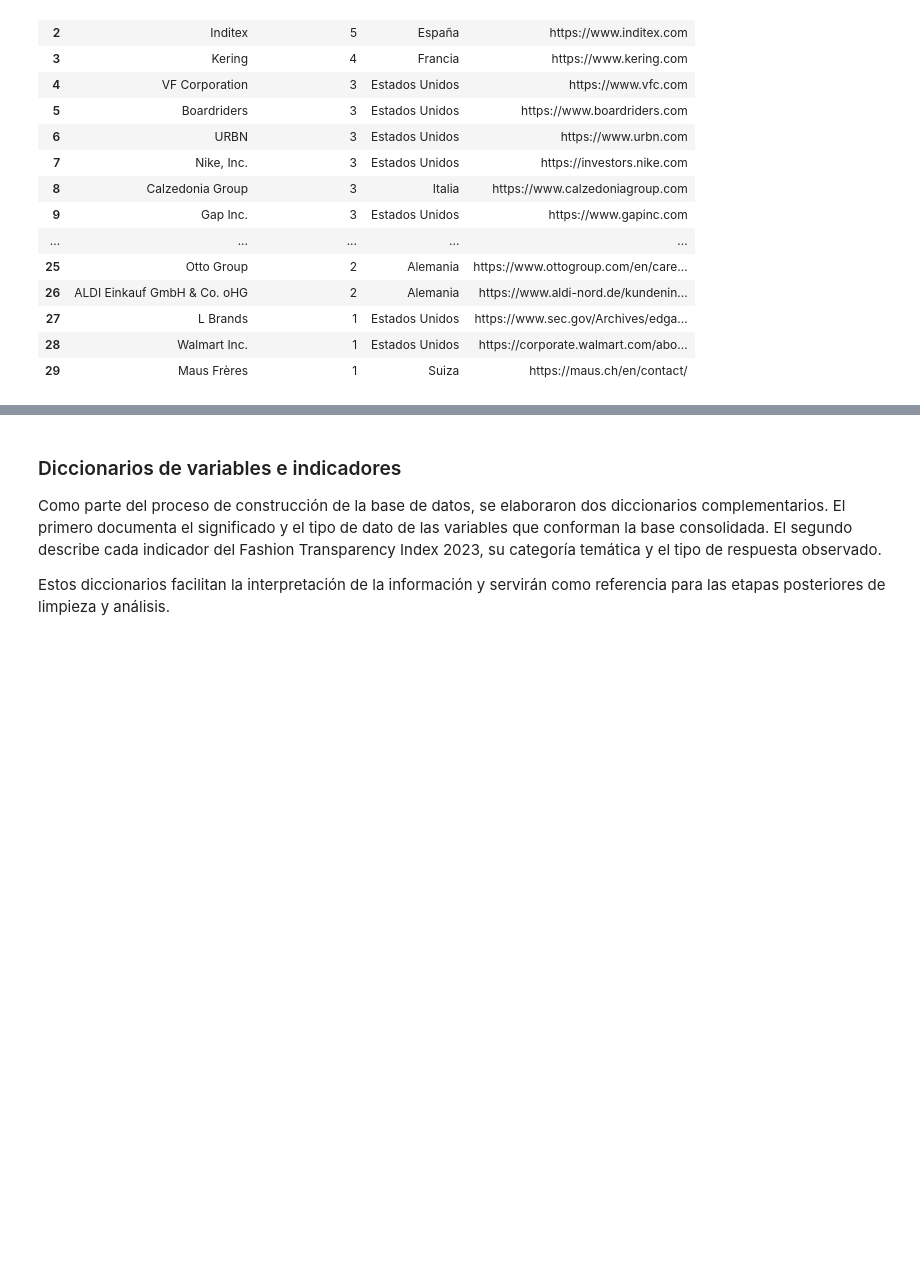
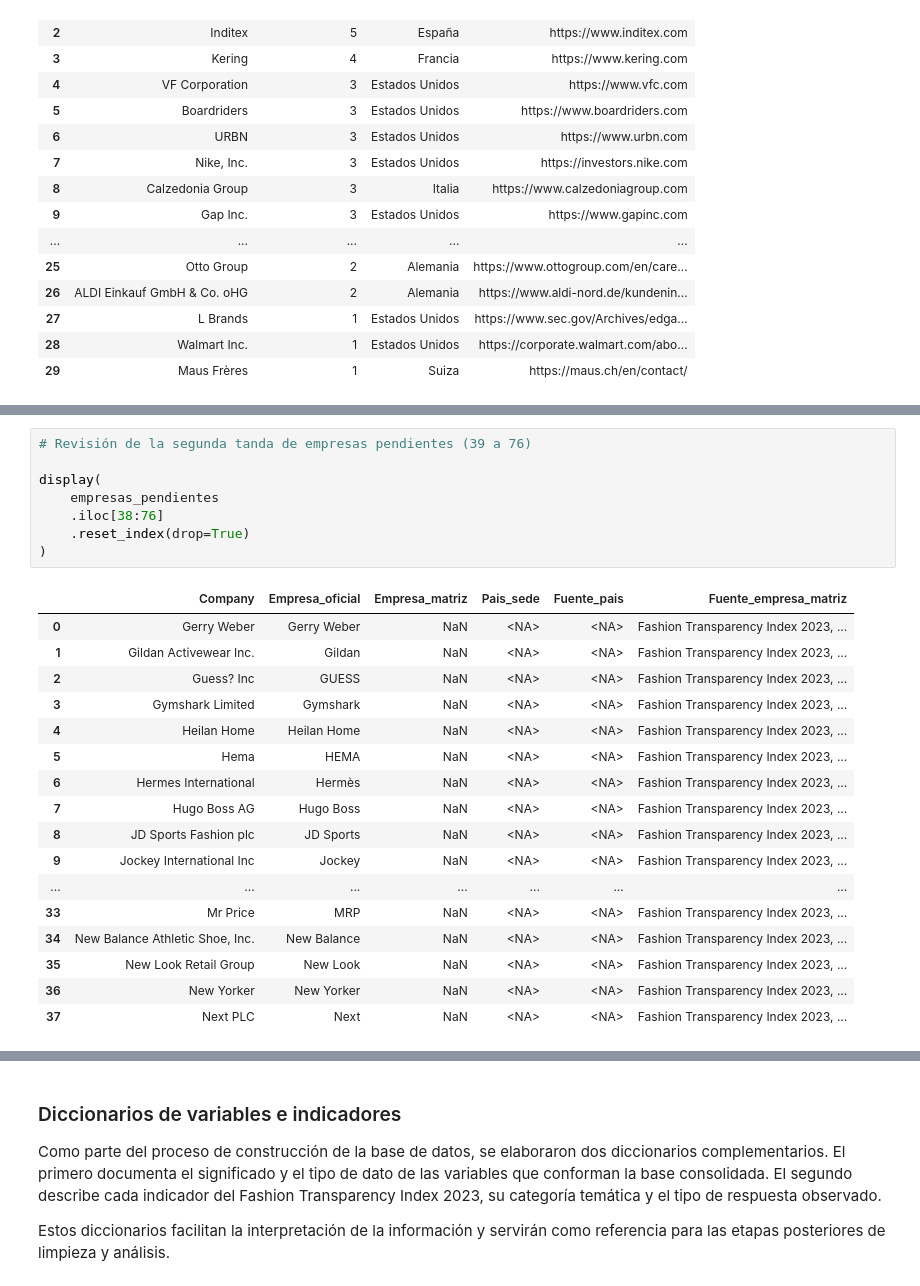
Before and after one commit to avrilsalazarrodriguez/fashion-transparency-index-2023, a Jupyter notebook: scripts/01_construccion_base_integrada.ipynb, the cells around one changed output, grey strips where cells are left out. Cells and saved outputs as stored; diff of their text form; blank space fills up the shorter version.

```diff
--- a/scripts/01_construccion_base_integrada.ipynb
+++ b/scripts/01_construccion_base_integrada.ipynb
@@ -1062,0 +2221,26 @@ display(matrices_pais.head(30))
+# %%
+# Revisión de la segunda tanda de empresas pendientes (39 a 76)
+
+display(
+    empresas_pendientes
+    .iloc[38:76]
+    .reset_index(drop=True)
+)
+# %% [output]
+|  | Company | Empresa_oficial | Empresa_matriz | Pais_sede | Fuente_pais | Fuente_empresa_matriz |
+| 0 | Gerry Weber | Gerry Weber | NaN | <NA> | <NA> | Fashion Transparency Index 2023, ... |
+| 1 | Gildan Activewear Inc. | Gildan | NaN | <NA> | <NA> | Fashion Transparency Index 2023, ... |
+| 2 | Guess? Inc | GUESS | NaN | <NA> | <NA> | Fashion Transparency Index 2023, ... |
+| 3 | Gymshark Limited | Gymshark | NaN | <NA> | <NA> | Fashion Transparency Index 2023, ... |
+| 4 | Heilan Home | Heilan Home | NaN | <NA> | <NA> | Fashion Transparency Index 2023, ... |
+| 5 | Hema | HEMA | NaN | <NA> | <NA> | Fashion Transparency Index 2023, ... |
+| 6 | Hermes International | Hermès | NaN | <NA> | <NA> | Fashion Transparency Index 2023, ... |
+| 7 | Hugo Boss AG | Hugo Boss | NaN | <NA> | <NA> | Fashion Transparency Index 2023, ... |
+| 8 | JD Sports Fashion plc | JD Sports | NaN | <NA> | <NA> | Fashion Transparency Index 2023, ... |
+| 9 | Jockey International Inc | Jockey | NaN | <NA> | <NA> | Fashion Transparency Index 2023, ... |
+| ... | ... | ... | ... | ... | ... | ... |
+| 33 | Mr Price | MRP | NaN | <NA> | <NA> | Fashion Transparency Index 2023, ... |
+| 34 | New Balance Athletic Shoe, Inc. | New Balance | NaN | <NA> | <NA> | Fashion Transparency Index 2023, ... |
+| 35 | New Look Retail Group | New Look | NaN | <NA> | <NA> | Fashion Transparency Index 2023, ... |
+| 36 | New Yorker | New Yorker | NaN | <NA> | <NA> | Fashion Transparency Index 2023, ... |
+| 37 | Next PLC | Next | NaN | <NA> | <NA> | Fashion Transparency Index 2023, ... |
```
Also changed, not shown: parts of 22 cells of this notebook, 2 other files.
